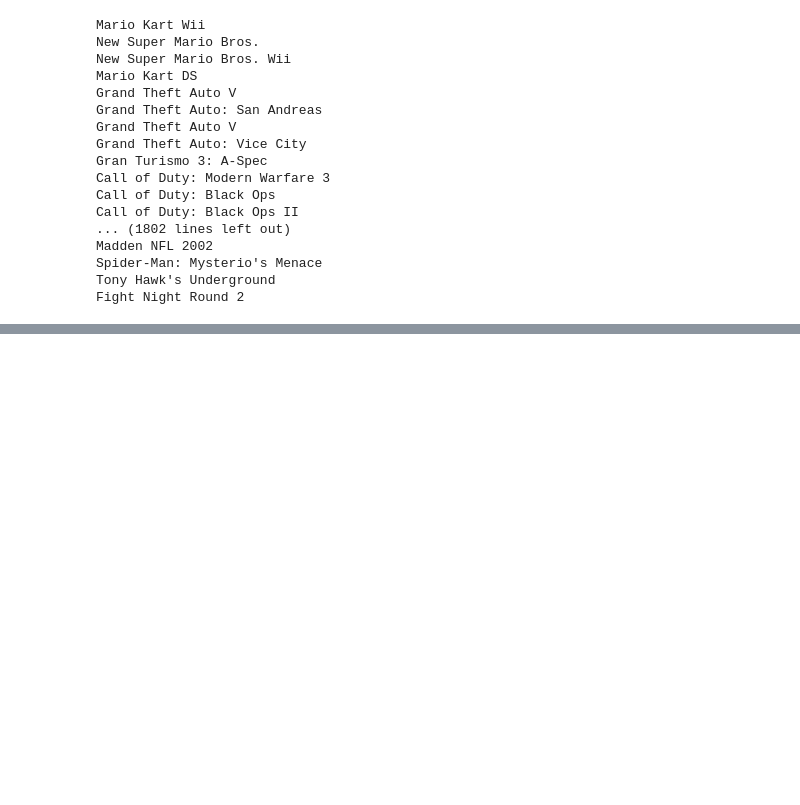
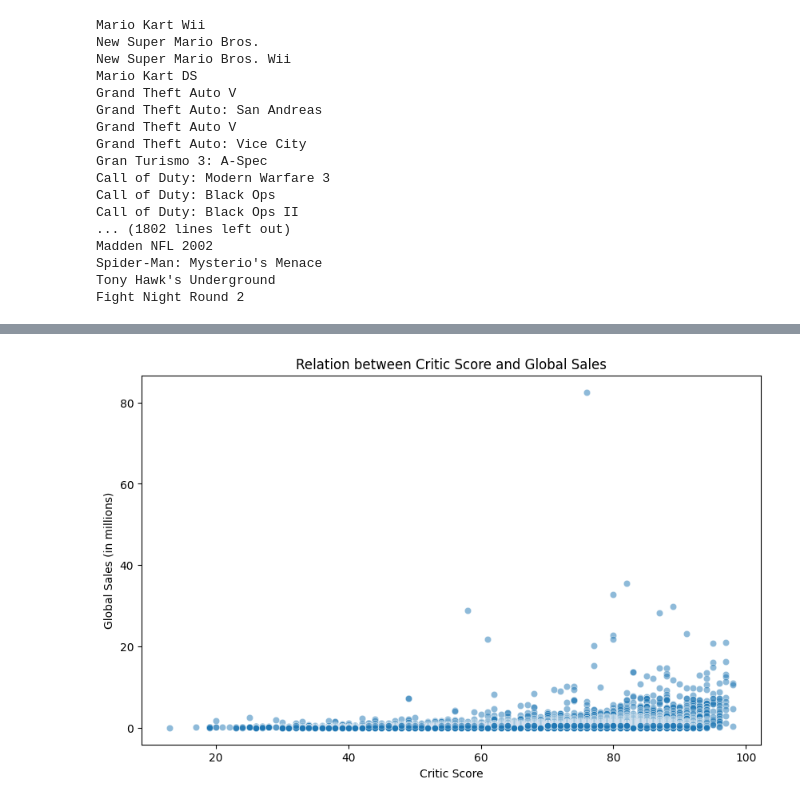
Before and after one commit to kyu19/MongoDB-Project, a Jupyter notebook: broullion_projet.ipynb, the cells around one changed output, grey strips where cells are left out. Saved outputs shown, nothing was run; the diff lists cells and outputs as text; code cells hidden in the pictures; blank space fills up the shorter version.

```diff
--- a/broullion_projet.ipynb
+++ b/broullion_projet.ipynb
@@ -140,0 +174,9 @@ Fight Night Round 2
+# %%
+plt.figure(figsize=(10, 6))
+sns.scatterplot(x='Critic_Score', y='Global_Sales', data=df, alpha=0.5)
+plt.title("Relation between Critic Score and Global Sales")
+plt.xlabel("Critic Score")
+plt.ylabel("Global Sales (in millions)")
+plt.show()
+# %% [output]
+[figure, added]
```
Also changed, not shown: parts of 5 cells of this notebook.
